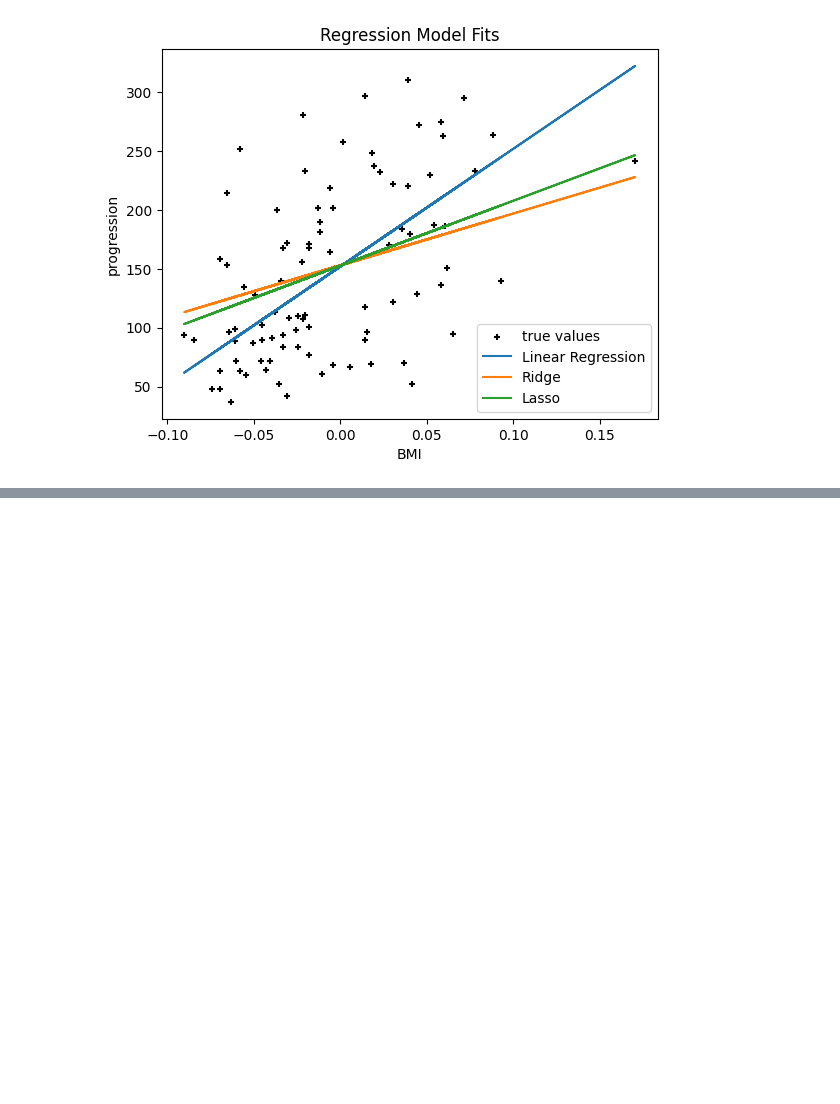
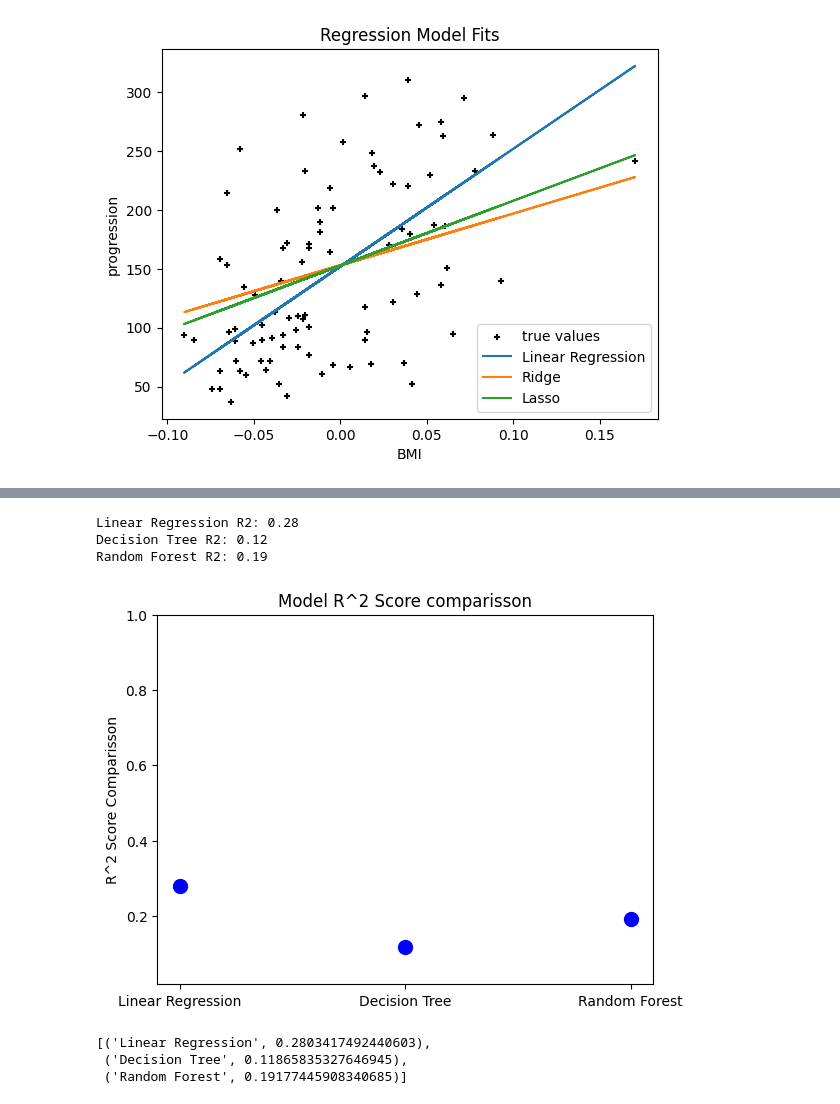
Before and after one commit to GuilleAMP/Notebooks-en-clase, a Jupyter notebook: Apuntes_4.ipynb, the cells around one changed output, grey strips where cells are left out. Drawn from its saved outputs; the diff is of its cells as text; code cells hidden in the pictures; blank space fills up the shorter version.

```diff
--- a/Apuntes_4.ipynb
+++ b/Apuntes_4.ipynb
@@ -66,0 +108,43 @@ Lasso: MAE = 54.28
+# %%
+from sklearn.metrics import mean_squared_error
+from sklearn.datasets import load_diabetes
+from sklearn.model_selection import train_test_split
+from sklearn.linear_model import LinearRegression, Ridge, Lasso
+from sklearn.tree import DecisionTreeRegressor
+from sklearn.ensemble import RandomForestRegressor
+import numpy as np
+import matplotlib.pyplot as plt
+
+x_train, x_test, y_train, y_test = train_test_split(x, y, test_size=0.3, random_state=42)
+
+models = [
+    ('Linear Regression', LinearRegression()),
+    ('Decision Tree', DecisionTreeRegressor(random_state=42)),
+    ('Random Forest', RandomForestRegressor(random_state=42)),
+]
+
+r2_scores = []
+
+for name, model in models:
+    model.fit(x_train, y_train)
+    predictions = model.predict(x_test)
+    r2 = model.score(x_test, y_test)
+    r2_scores.append((name, r2))
+    print(f'{name} R2: {r2:.2f}')
+
+names, scores = zip(*r2_scores)
+plt.scatter(names, scores, color='blue', s=100)
+plt.axhline(0, color='red', linestyle='--')
+plt.ylabel('R^2 Score Comparisson')
+plt.title('Model R^2 Score comparisson')
+plt.ylim(min(scores) -0.1,1)
+plt.show()
+r2_scores
+# %% [output]
+Linear Regression R2: 0.28
+Decision Tree R2: 0.12
+Random Forest R2: 0.19
+[figure, added]
+[('Linear Regression', 0.2803417492440603),
+ ('Decision Tree', 0.11865835327646945),
+ ('Random Forest', 0.19177445908340685)]
```
Also changed, not shown: parts of 4 cells of this notebook.
